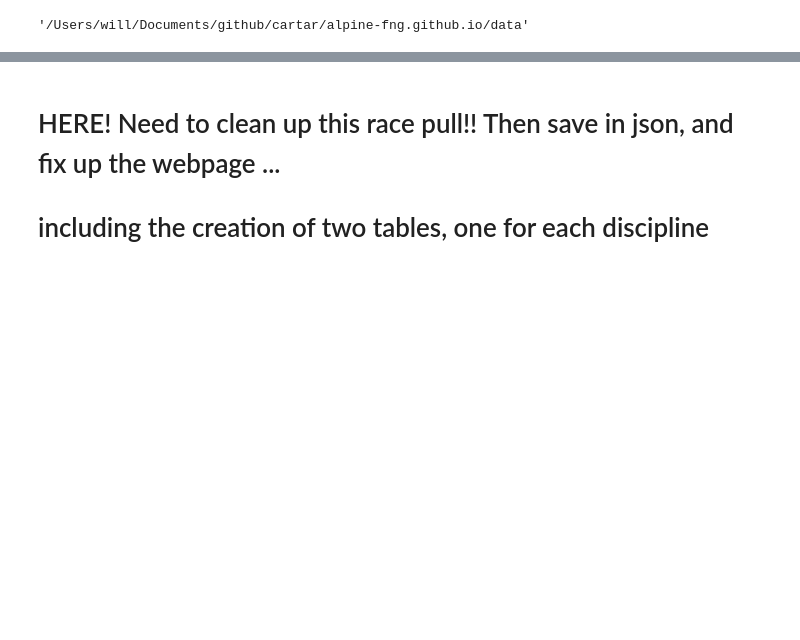
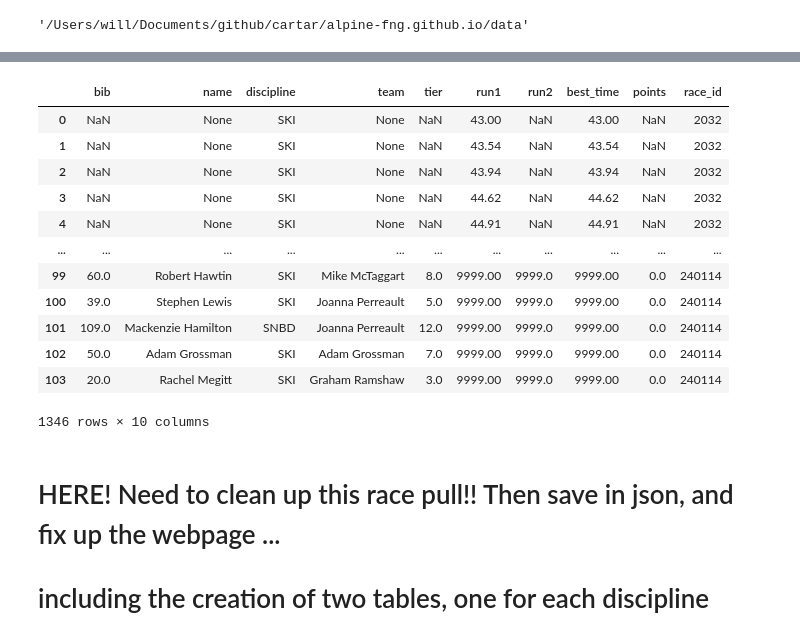
Before and after one commit to Cartar/alpine-fng.github.io, a Jupyter notebook: data/QueryPlayground.ipynb, the cells around one changed output, grey strips where cells are left out. Saved outputs shown, nothing was run; the diff lists cells and outputs as text; code cells hidden in the pictures; blank space fills up the shorter version.

```diff
--- a/data/QueryPlayground.ipynb
+++ b/data/QueryPlayground.ipynb
@@ -93,3 +121,19 @@ for year in races_metadata["years"]:
+# %%
+foo
+# %% [output]
+|  | bib | name | discipline | team | tier | run1 | run2 | best_time | points | race_id |
+| 0 | NaN | None | SKI | None | NaN | 43.00 | NaN | 43.00 | NaN | 2032 |
+| 1 | NaN | None | SKI | None | NaN | 43.54 | NaN | 43.54 | NaN | 2032 |
+| 2 | NaN | None | SKI | None | NaN | 43.94 | NaN | 43.94 | NaN | 2032 |
+| 3 | NaN | None | SKI | None | NaN | 44.62 | NaN | 44.62 | NaN | 2032 |
+| 4 | NaN | None | SKI | None | NaN | 44.91 | NaN | 44.91 | NaN | 2032 |
+| ... | ... | ... | ... | ... | ... | ... | ... | ... | ... | ... |
+| 99 | 60.0 | Robert Hawtin | SKI | Mike McTaggart | 8.0 | 9999.00 | 9999.0 | 9999.00 | 0.0 | 240114 |
+| 100 | 39.0 | Stephen Lewis | SKI | Joanna Perreault | 5.0 | 9999.00 | 9999.0 | 9999.00 | 0.0 | 240114 |
+| 101 | 109.0 | Mackenzie Hamilton | SNBD | Joanna Perreault | 12.0 | 9999.00 | 9999.0 | 9999.00 | 0.0 | 240114 |
+| 102 | 50.0 | Adam Grossman | SKI | Adam Grossman | 7.0 | 9999.00 | 9999.0 | 9999.00 | 0.0 | 240114 |
+| 103 | 20.0 | Rachel Megitt | SKI | Graham Ramshaw | 3.0 | 9999.00 | 9999.0 | 9999.00 | 0.0 | 240114 |
+1346 rows × 10 columns
 # %% [markdown]
 # HERE! Need to clean up this race pull!! Then save in json, and fix up the webpage ...
 # including the creation of two tables, one for each discipline
```
Also changed, not shown: parts of 14 cells of this notebook, 6 other files.
